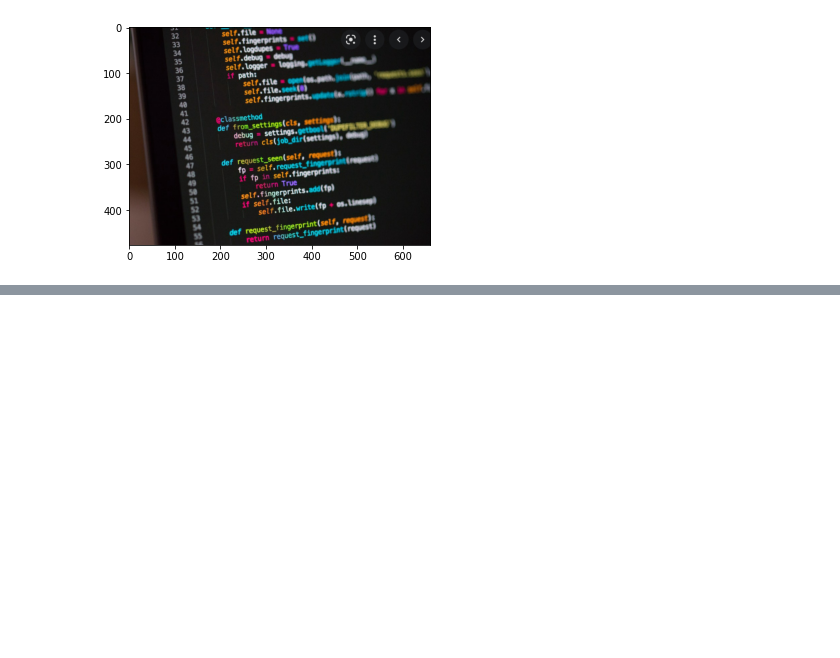
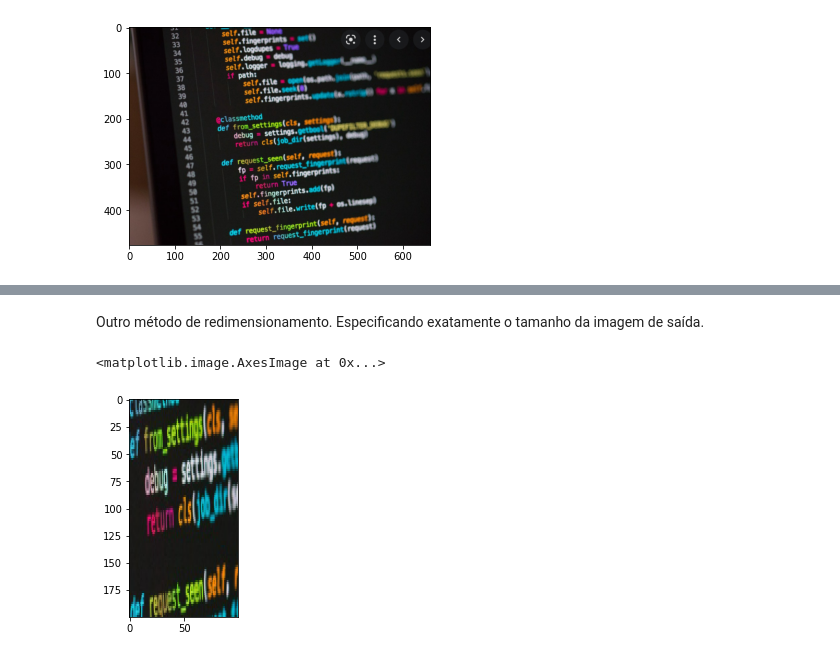
Before and after one commit to MatheusPSantos/digital-image-processing, a Jupyter notebook: tutorial/2-basic_image_manipulations.ipynb, the cells around one changed output, grey strips where cells are left out. Drawn from its saved outputs; the diff is of its cells as text; code cells hidden in the pictures; blank space fills up the shorter version.

```diff
--- a/tutorial/2-basic_image_manipulations.ipynb
+++ b/tutorial/2-basic_image_manipulations.ipynb
@@ -82,0 +106,12 @@ plt.imshow(img2_rgb)
+# %% [markdown]
+Outro método de redimensionamento. Especificando exatamente o tamanho da imagem de saída.
+# %%
+desired_width = 100
+desired_height = 200
+dim = (desired_width, desired_height)
+
+resized_cropped_region = cv2.resize(regiao_cortada, dsize=dim, interpolation=cv2.INTER_AREA)
+plt.imshow(resized_cropped_region)
+# %% [output]
+<matplotlib.image.AxesImage at 0x...>
+[figure, added]
```
Also changed, not shown: parts of 9 cells of this notebook, 1 other file.
